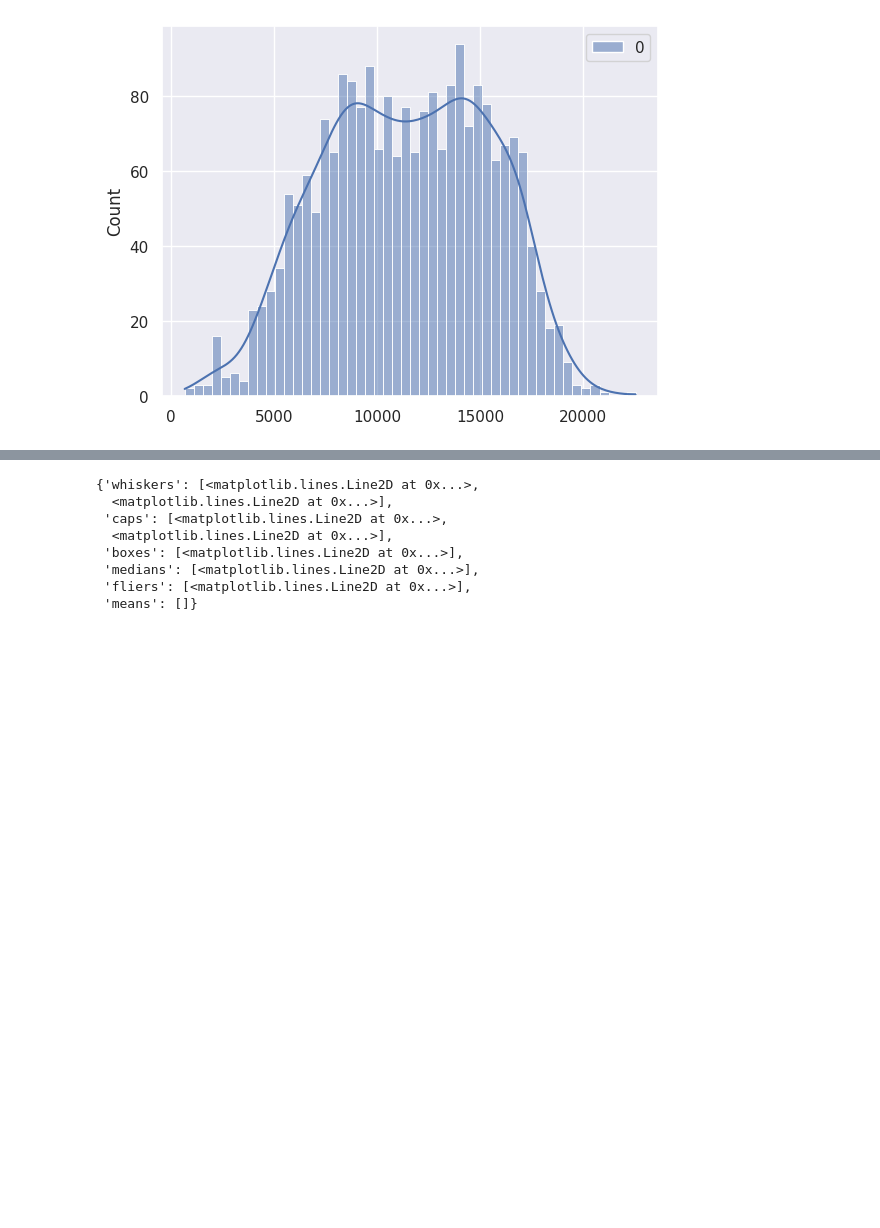
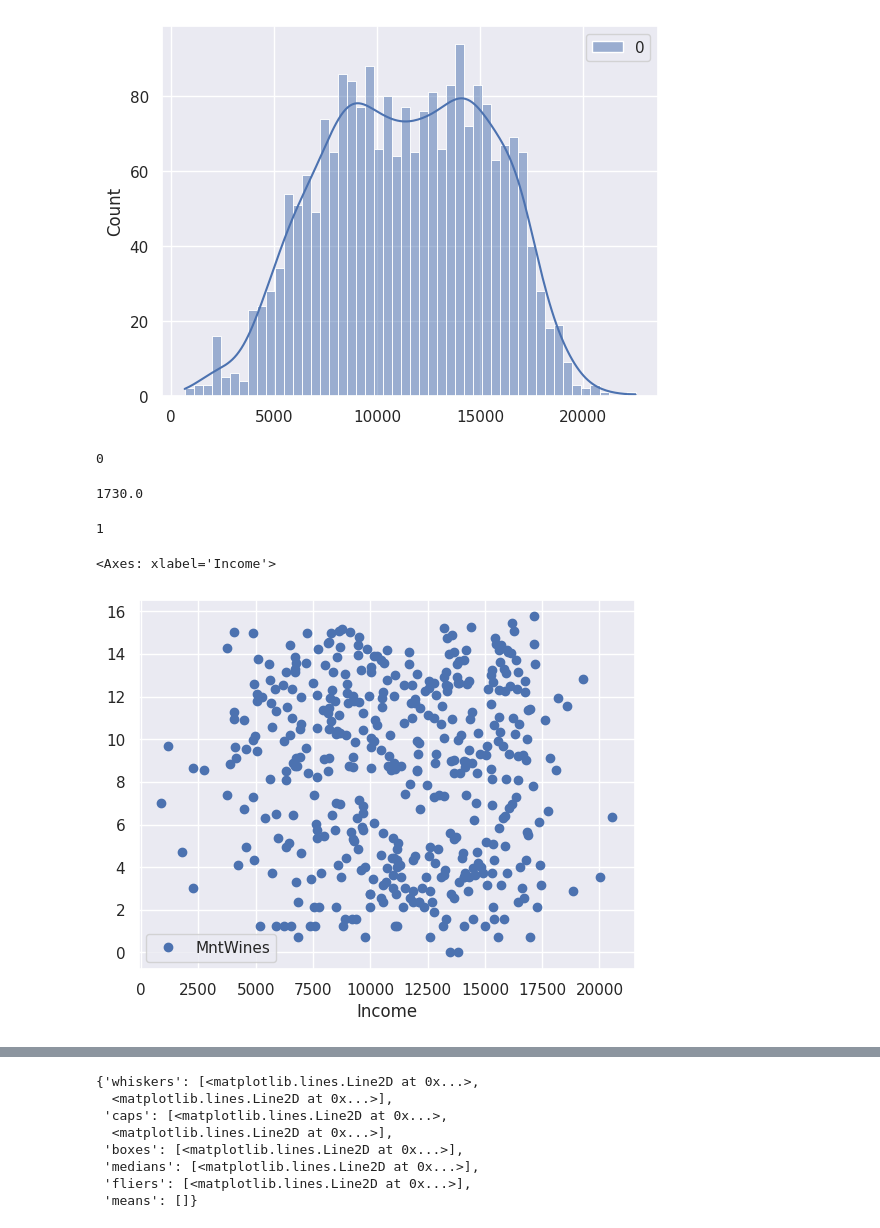
Before and after one commit to Ab2nour/customer-base-analysis, a Jupyter notebook: presentation.ipynb, the cells around one changed output, grey strips where cells are left out. Cells and saved outputs as stored; diff of their text form; code cells hidden in the pictures; blank space fills up the shorter version.

```diff
--- a/presentation.ipynb
+++ b/presentation.ipynb
@@ -347,5 +454,3 @@ sns.heatmap(
 ## Normalisation (symétrisation)
 # %%
 donnees_symetriques = df.copy()
-# %%
-donnees_symetriques["Income"] = np.log(donnees_symetriques["Income"])
@@ -376,4 +469,6 @@ sns.histplot(df["Income"], kde=True)
 # %%
 from scipy.stats import boxcox
 # %%
-incbox, _ = boxcox(df["Income"][df["Income"] < 150_000])
+incbox, _ = boxcox(df["Income"][df["Income"] < 150_000])  # todo: le data frame devra avoir été nettoyé AVANT
+incbox = pd.DataFrame(incbox)
+donnees_symetriques["Income"] = incbox
@@ -389,3 +477,24 @@ sns.histplot(incbox, bins=50, kde=True)
 # %% [output]
 <Axes: ylabel='Count'>
 [figure]
+# %%
+sum(incbox.isna())
+# %% [output]
+0
+# %%
+df["Income"].min()
+# %% [output]
+1730.0
+# %%
+(df["MntWines"] + 1).min()
+# %% [output]
+1
+# %%
+winebox, _ = boxcox(df["MntWines"] + 1)
+winebox = pd.DataFrame(winebox)
+donnees_symetriques["MntWines"] = winebox
+# %%
+donnees_symetriques.plot(x="Income", y="MntWines", style="o")
+# %% [output]
+<Axes: xlabel='Income'>
+[figure, added]
```
Also changed, not shown: parts of 28 cells of this notebook.
